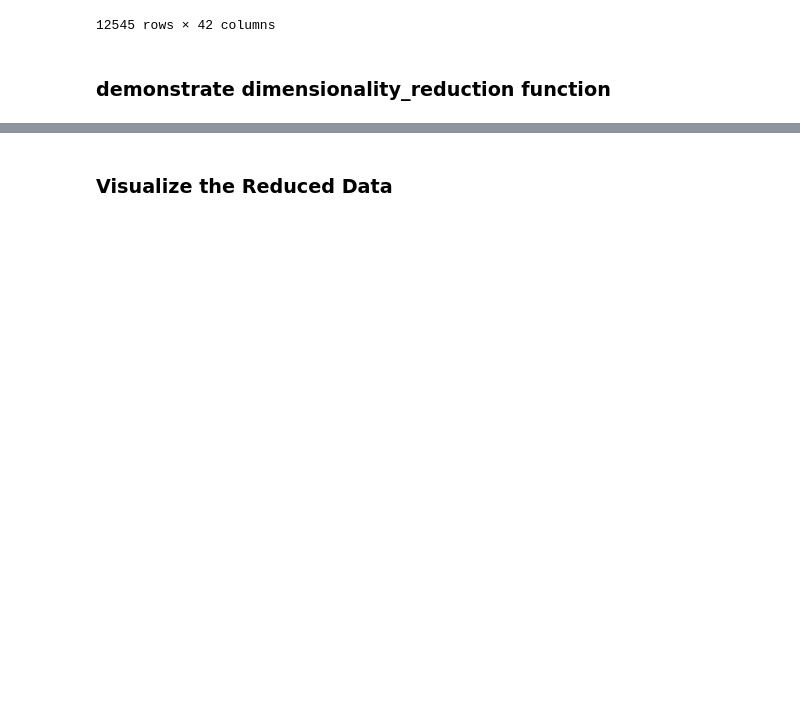
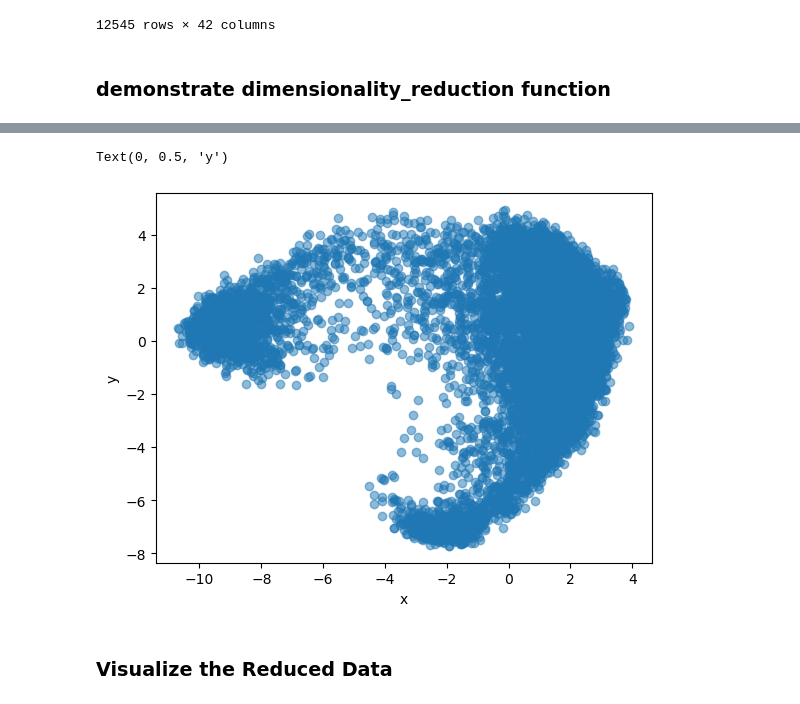
Before and after one commit to Adiaharoni55/intro_ml, a Jupyter notebook: demonstration.ipynb, the cells around one changed output, grey strips where cells are left out. Saved outputs shown, nothing was run; the diff lists cells and outputs as text; code cells hidden in the pictures; blank space fills up the shorter version.

```diff
--- a/demonstration.ipynb
+++ b/demonstration.ipynb
@@ -1,4 +1,5 @@
 # %%
 import files
+import matplotlib.pyplot as plt
 import importlib
-importlib.reload(files)
+files = importlib.reload(files)
@@ -70,6 +69,14 @@ files.remove_sparse_columns(df, 100)
 # %% [markdown]
 ### demonstrate dimensionality_reduction function
 # %%
-df_data = df.head(5)
-files.dimensionality_reduction(df_data, 10, ['city_name', 'ballot_code'])
+df_numeric = df.drop(columns='ballot_code')
+numeric_columns = df_numeric.select_dtypes(include=['int64', 'float64']).columns
+
+df_reduced_data = files.dimensionality_reduction(df, 2, numeric_columns)
+
+fig, ax = plt.subplots()
+ax.scatter(df_reduced_data[:, 0], df_reduced_data[:, 1], alpha=0.5)
+
+plt.xlabel(f'x')
+plt.ylabel(f'y')
 # %% [output]
@@ -82,2 +83,4 @@ files.dimensionality_reduction(df_data, 10, ['city_name', 'ballot_code'])
+Text(0, 0.5, 'y')
+[figure, added]
 # %% [markdown]
 ### Visualize the Reduced Data
```
Also changed, not shown: parts of 2 cells of this notebook, 1 other file.
